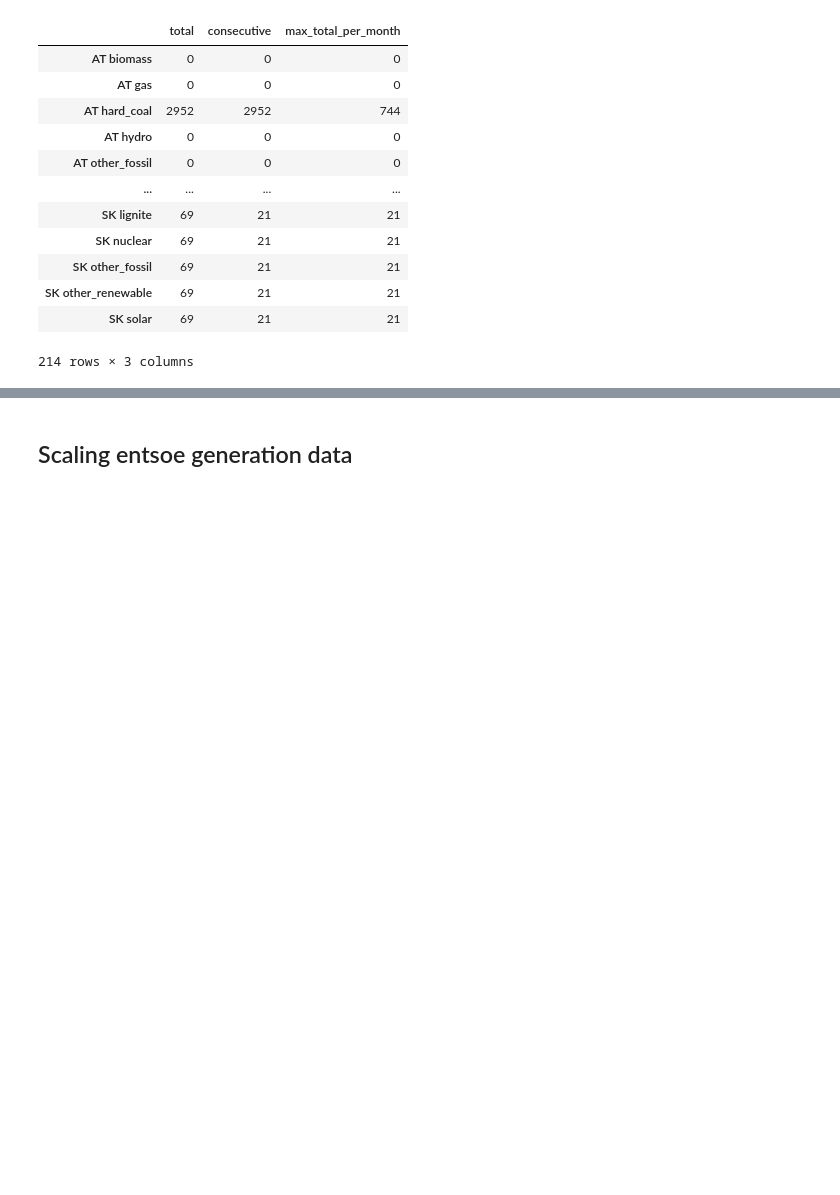
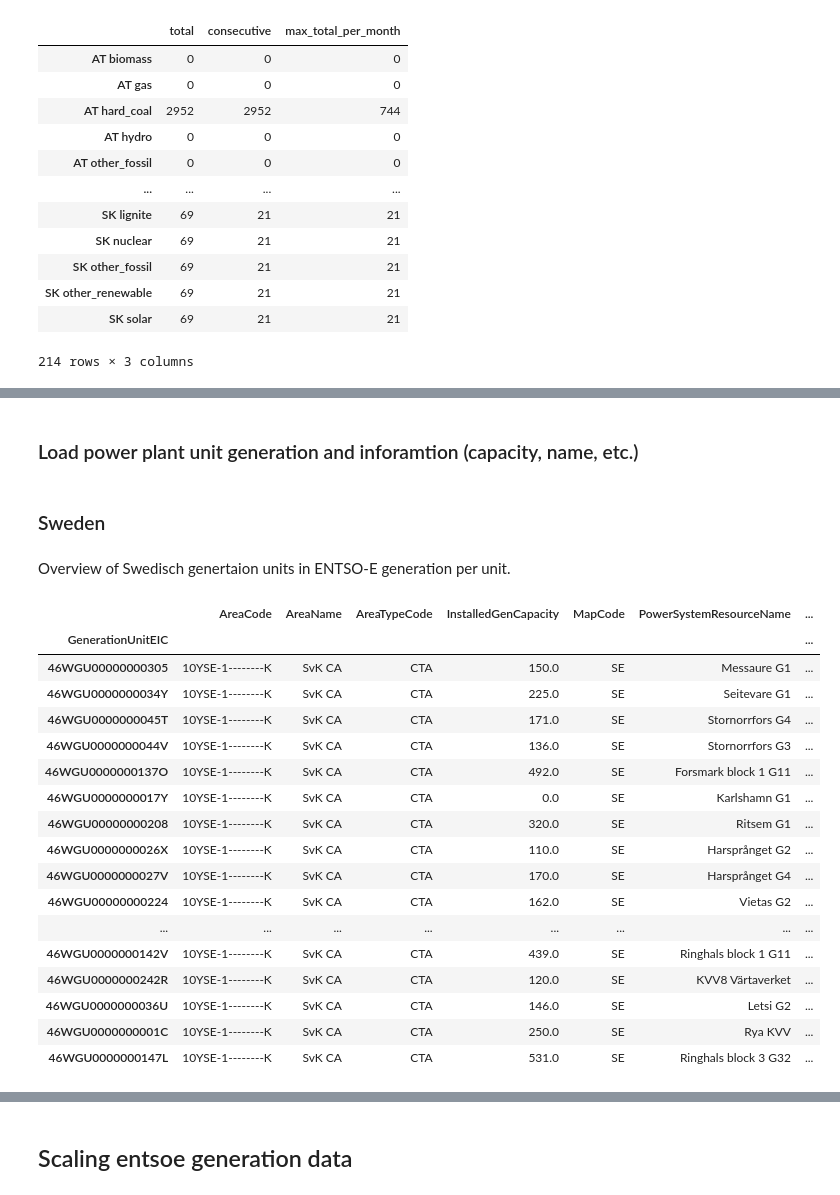
Before and after one commit to INATECH-CIG/entso-e_GenerationOutputPerType, a Jupyter notebook: Generation_per_Type.ipynb, the cells around one changed output, grey strips where cells are left out. Saved outputs shown, nothing was run; the diff lists cells and outputs as text; code cells hidden in the pictures; blank space fills up the shorter version.

Commit message:
adding sweden correction

```diff
--- a/Generation_per_Type.ipynb
+++ b/Generation_per_Type.ipynb
@@ -107,6 +107,44 @@ def load_stats_factsheet(path, fn):
     generation = pd.read_csv(os.path.join(path, fn),index_col=[0], header=[0, 1], parse_dates=True)
 
     return generation
+
+def load_generation_per_unit(path, fn):
+    """
+    Load the ENTSO-E gernation per unit data.
+
+    Parameters
+    ----------
+    path: str
+        path to data
+    fn : str
+        filename
+
+    """
+
+    generation = pd.read_csv(os.path.join(path, fn),sep = ',',index_col=0,parse_dates=True)
+
+    return generation
+
+def load_unit_info(path, fn):
+    """
+    Load the ENTSO-E generation unit information.
+
+    Parameters
+    ----------
+    path: str
+        path to data
+    fn : str
+        filename
+
+    """
+
+    df = pd.read_csv(os.path.join(path, fn),sep = ',',index_col=0)
+
+
+    # set name for the index
+    df.index.set_names('GenerationUnitEIC', inplace=True)
+
+    return df
 # %%
 def convert_ENTSOE_to_INATECH_type(ProductionTypeName):
     """
@@ -340,0 +391,5 @@ nan_statistic.to_csv(output_directory_path + '/nan_statistic.csv')
+# %% [markdown]
+### Load power plant unit generation and inforamtion (capacity, name, etc.)
+# %%
+generation_per_unit_2018 = load_generation_per_unit(input_directory_path, 'gen_data_2018.csv')
+generation_unit_info = load_unit_info(input_directory_path, 'unit_data_2018.csv')
@@ -340,0 +399,25 @@ nan_statistic.to_csv(output_directory_path + '/nan_statistic.csv')
+# %% [markdown]
+### Sweden
+# %% [markdown]
+Overview of Swedisch genertaion units in ENTSO-E generation per unit.
+# %%
+generation_unit_info[(generation_unit_info.MapCode == 'SE')]
+# %% [output]
+|  | AreaCode | AreaName | AreaTypeCode | InstalledGenCapacity | MapCode | PowerSystemResourceName | ... |
+| GenerationUnitEIC |  |  |  |  |  |  | ... |
+| 46WGU00000000305 | 10YSE-1--------K | SvK CA | CTA | 150.0 | SE | Messaure G1 | ... |
+| 46WGU0000000034Y | 10YSE-1--------K | SvK CA | CTA | 225.0 | SE | Seitevare G1 | ... |
+| 46WGU0000000045T | 10YSE-1--------K | SvK CA | CTA | 171.0 | SE | Stornorrfors G4 | ... |
+| 46WGU0000000044V | 10YSE-1--------K | SvK CA | CTA | 136.0 | SE | Stornorrfors G3 | ... |
+| 46WGU0000000137O | 10YSE-1--------K | SvK CA | CTA | 492.0 | SE | Forsmark block 1 G11 | ... |
+| 46WGU0000000017Y | 10YSE-1--------K | SvK CA | CTA | 0.0 | SE | Karlshamn G1 | ... |
+| 46WGU00000000208 | 10YSE-1--------K | SvK CA | CTA | 320.0 | SE | Ritsem G1 | ... |
+| 46WGU0000000026X | 10YSE-1--------K | SvK CA | CTA | 110.0 | SE | Harsprånget G2 | ... |
+| 46WGU0000000027V | 10YSE-1--------K | SvK CA | CTA | 170.0 | SE | Harsprånget G4 | ... |
+| 46WGU00000000224 | 10YSE-1--------K | SvK CA | CTA | 162.0 | SE | Vietas G2 | ... |
+| ... | ... | ... | ... | ... | ... | ... | ... |
+| 46WGU0000000142V | 10YSE-1--------K | SvK CA | CTA | 439.0 | SE | Ringhals block 1 G11 | ... |
+| 46WGU0000000242R | 10YSE-1--------K | SvK CA | CTA | 120.0 | SE | KVV8 Värtaverket | ... |
+| 46WGU0000000036U | 10YSE-1--------K | SvK CA | CTA | 146.0 | SE | Letsi G2 | ... |
+| 46WGU0000000001C | 10YSE-1--------K | SvK CA | CTA | 250.0 | SE | Rya KVV | ... |
+| 46WGU0000000147L | 10YSE-1--------K | SvK CA | CTA | 531.0 | SE | Ringhals block 3 G32 | ... |
```
Also changed, not shown: parts of 25 cells of this notebook.
